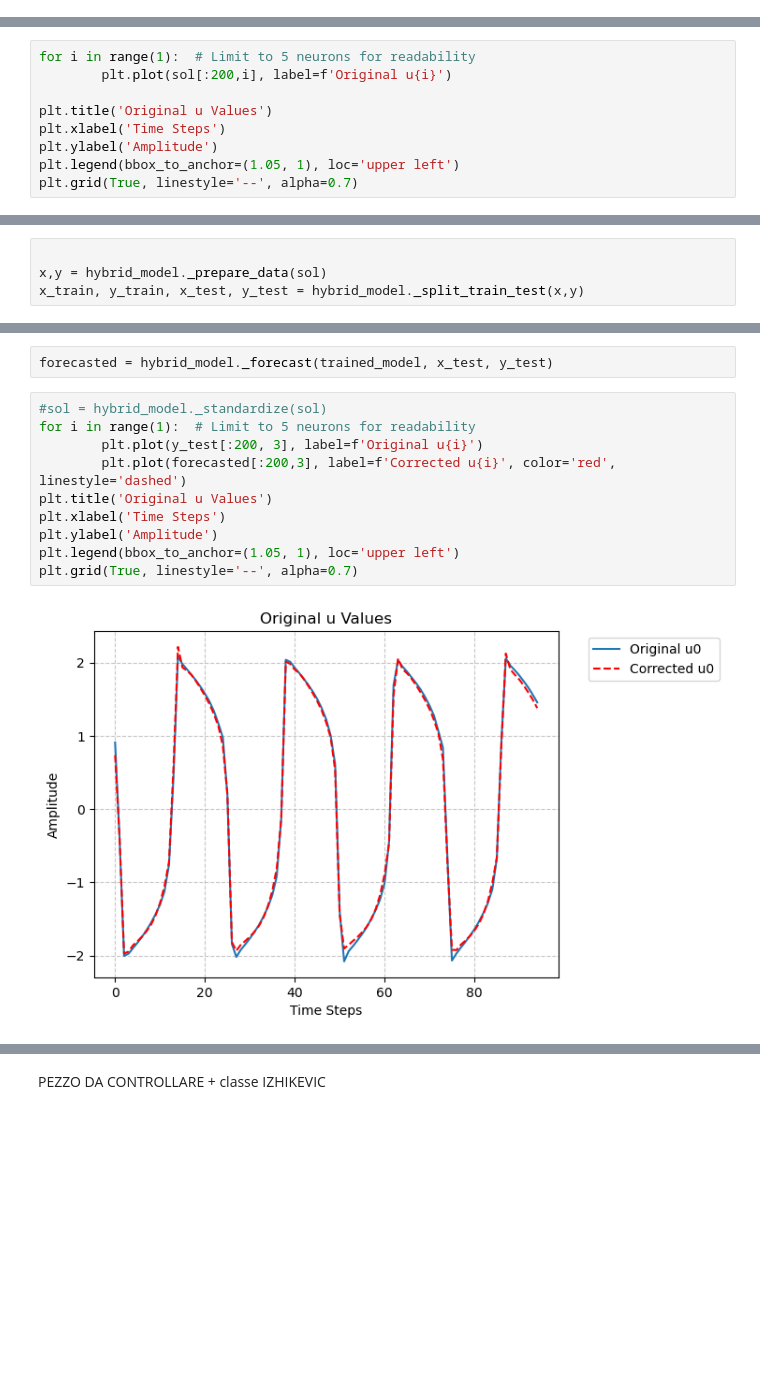
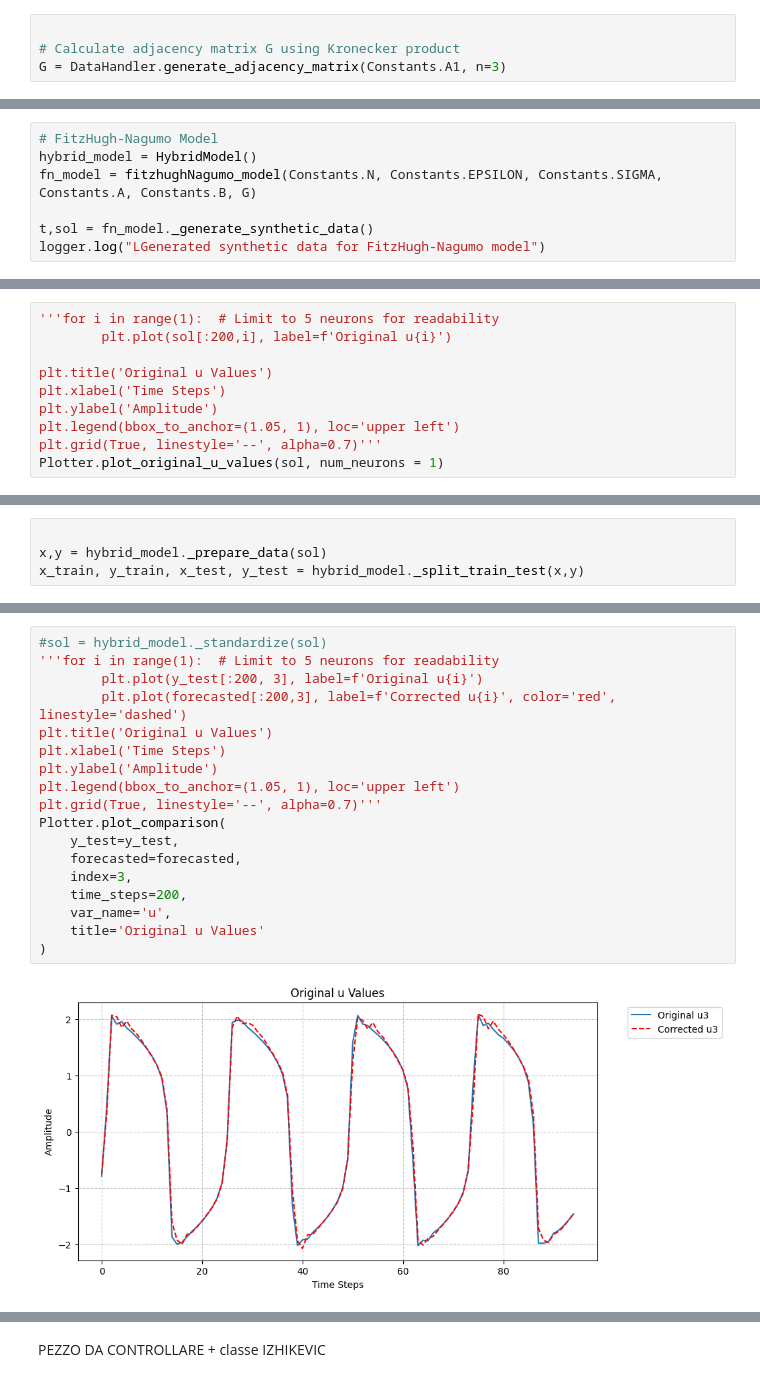
Before and after one commit to bucciadimela2-0/NeuronForecasting, a Jupyter notebook: main.ipynb, the cells around one changed output, grey strips where cells are left out. Drawn from its saved outputs; the diff is of its cells as text; blank space fills up the shorter version.

```diff
--- a/main.ipynb
+++ b/main.ipynb
@@ -52,0 +31,4 @@ t,sol = fn_model._generate_synthetic_data()
+# %%
+
+# Calculate adjacency matrix G using Kronecker product
+G = DataHandler.generate_adjacency_matrix(Constants.A1, n=3)
@@ -52,0 +37,7 @@ t,sol = fn_model._generate_synthetic_data()
+# %%
+# FitzHugh-Nagumo Model
+hybrid_model = HybridModel()
+fn_model = fitzhughNagumo_model(Constants.N, Constants.EPSILON, Constants.SIGMA, Constants.A, Constants.B, G)
+
+t,sol = fn_model._generate_synthetic_data()
+logger.log("LGenerated synthetic data for FitzHugh-Nagumo model")
@@ -53,10 +46,11 @@ t,sol = fn_model._generate_synthetic_data()
 # %%
-for i in range(1):  # Limit to 5 neurons for readability
+'''for i in range(1):  # Limit to 5 neurons for readability
         plt.plot(sol[:200,i], label=f'Original u{i}')
 
 plt.title('Original u Values')
 plt.xlabel('Time Steps')
 plt.ylabel('Amplitude')
 plt.legend(bbox_to_anchor=(1.05, 1), loc='upper left')
-plt.grid(True, linestyle='--', alpha=0.7)
+plt.grid(True, linestyle='--', alpha=0.7)'''
+Plotter.plot_original_u_values(sol, num_neurons = 1)
 # %% [output]
@@ -86,14 +80,20 @@ Epoch [200/200], Train Loss: 0.0048
-# %%
-forecasted = hybrid_model._forecast(trained_model, x_test, y_test)
 # %%
 #sol = hybrid_model._standardize(sol)
-for i in range(1):  # Limit to 5 neurons for readability
+'''for i in range(1):  # Limit to 5 neurons for readability
         plt.plot(y_test[:200, 3], label=f'Original u{i}')
         plt.plot(forecasted[:200,3], label=f'Corrected u{i}', color='red', linestyle='dashed')
 plt.title('Original u Values')
 plt.xlabel('Time Steps')
 plt.ylabel('Amplitude')
 plt.legend(bbox_to_anchor=(1.05, 1), loc='upper left')
-plt.grid(True, linestyle='--', alpha=0.7)
+plt.grid(True, linestyle='--', alpha=0.7)'''
+Plotter.plot_comparison(
+    y_test=y_test,
+    forecasted=forecasted,
+    index=3,
+    time_steps=200,
+    var_name='u',
+    title='Original u Values'
+)
 # %% [output]
-[figure, old version]
+[figure, new version]
```
Also changed, not shown: parts of 18 cells of this notebook, 9 other files.
